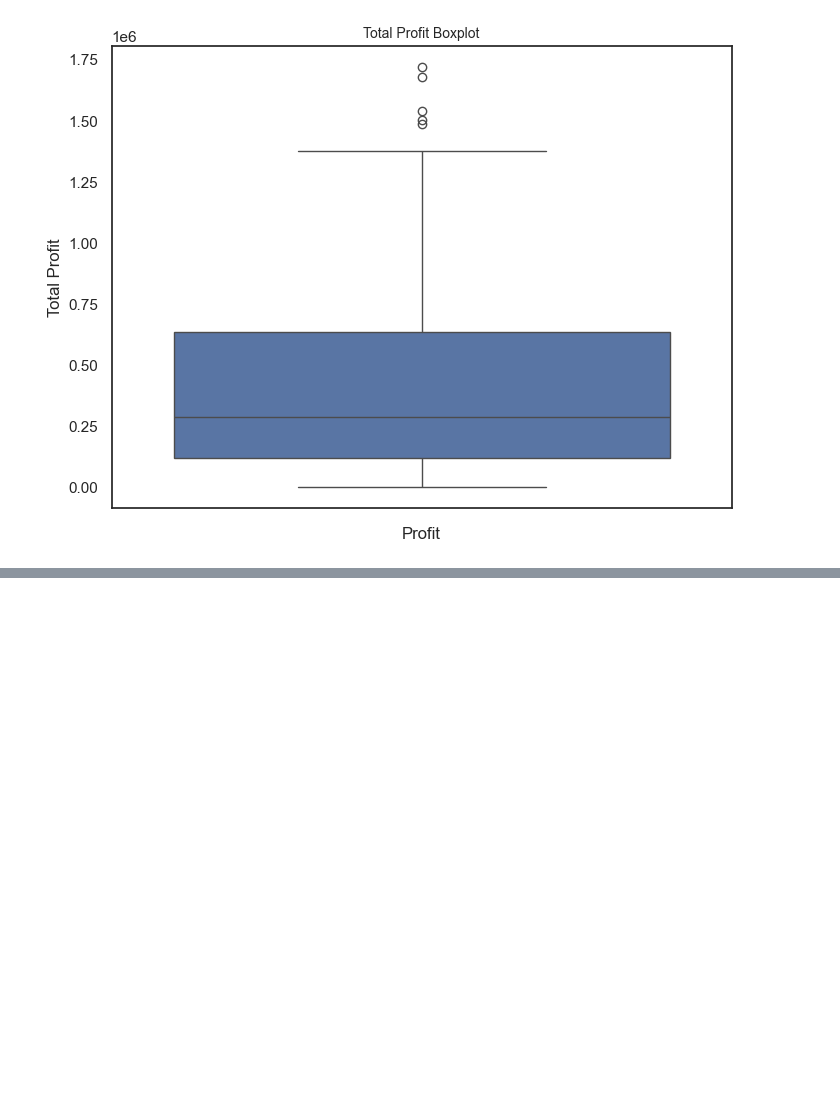
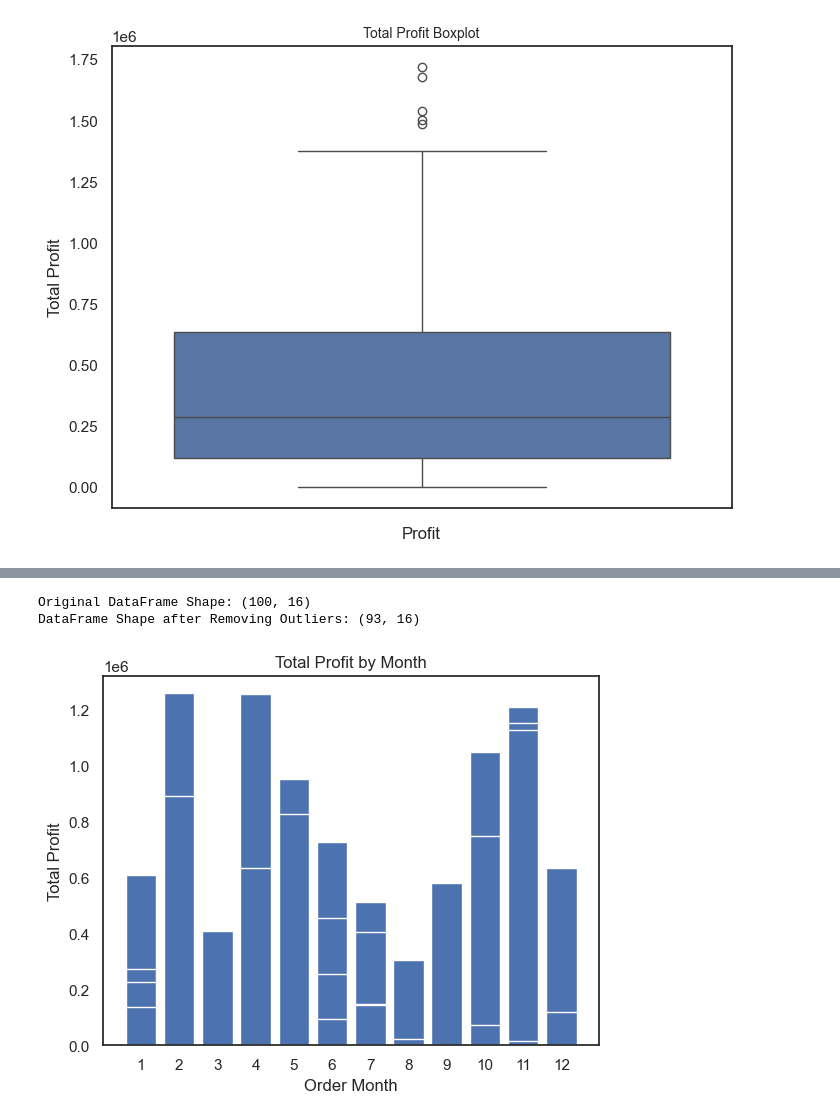
Before and after one commit to sunilkumarcodes/Brainwave_Matrix_Intern, a Jupyter notebook: sales-analysis.ipynb, the cells around one changed output, grey strips where cells are left out. Saved outputs shown, nothing was run; the diff lists cells and outputs as text; code cells hidden in the pictures; blank space fills up the shorter version.

Commit message:
added year range profit graph,profit per year and total profit by a month

```diff
--- a/sales-analysis.ipynb
+++ b/sales-analysis.ipynb
@@ -96,0 +115,19 @@ print(z)
+# %%
+threshold_z = 2
+
+outlier_indices = np.where(z > threshold_z)[0]
+no_outliers = azon.drop(outlier_indices)
+print("Original DataFrame Shape:", azon.shape)
+print("DataFrame Shape after Removing Outliers:", no_outliers.shape)
+# %% [output]
+Original DataFrame Shape: (100, 16)
+DataFrame Shape after Removing Outliers: (93, 16)
+# %%
+plt.bar(no_outliers['Order Month'], no_outliers['Total Profit'])
+plt.title('Total Profit by Month')
+plt.xticks([1,2,3,4,5,6,7,8,9,10,11,12])
+plt.xlabel('Order Month')
+plt.ylabel('Total Profit')
+plt.show()
+# %% [output]
+[figure, added]
```
Also changed, not shown: parts of 3 cells of this notebook.
